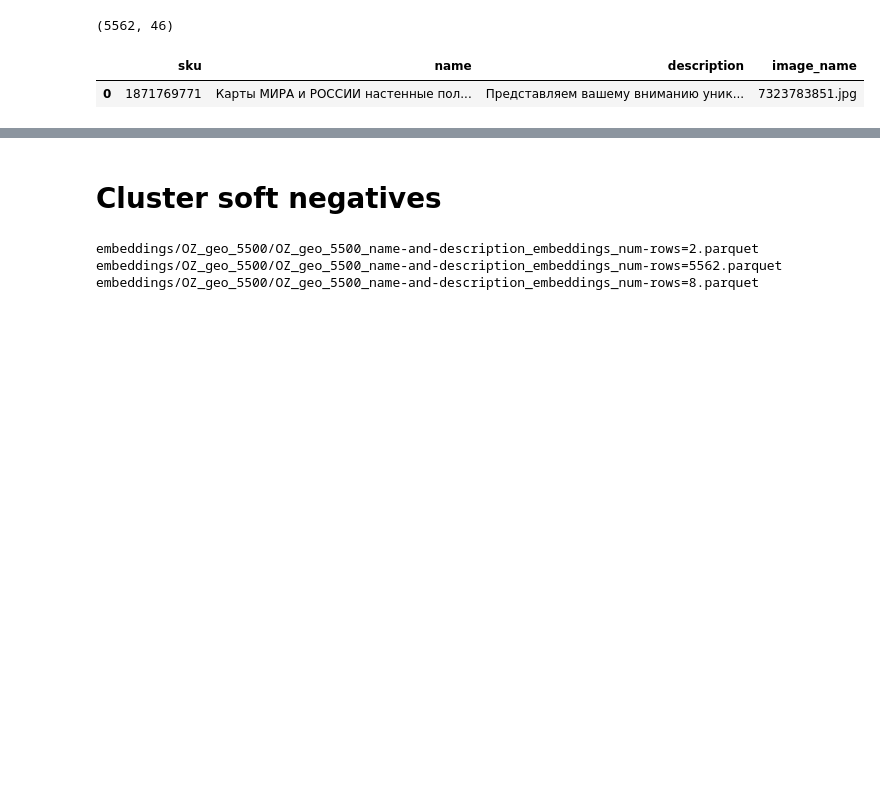
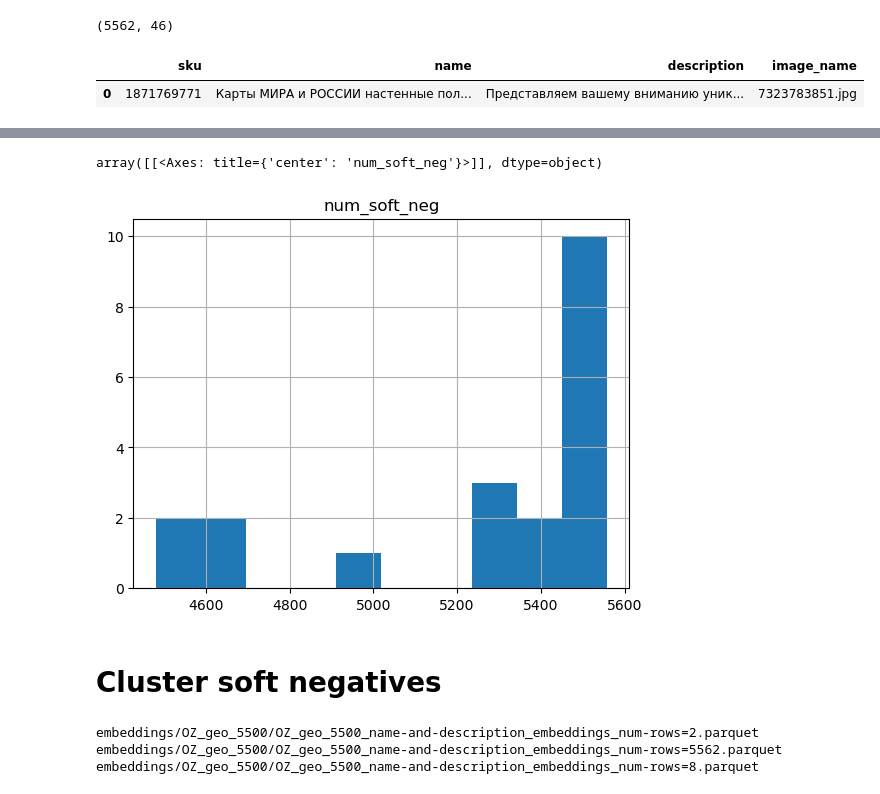
Before and after one commit to tony-pitchblack/marketplace_analytics, a Jupyter notebook: clip-siamese/contrastive_train_data-spliting-by-query.ipynb, the cells around one changed output, grey strips where cells are left out. Saved outputs shown, nothing was run; the diff lists cells and outputs as text; code cells hidden in the pictures; blank space fills up the shorter version.

```diff
--- a/clip-siamese/contrastive_train_data-spliting-by-query.ipynb
+++ b/clip-siamese/contrastive_train_data-spliting-by-query.ipynb
@@ -862,6 +862,13 @@ pairwise_mapping_df.head(1)
 (20, 4)
 |  | sku_query | sku_pos | sku_hard_neg | sku_soft_neg |
 | 0 | 1871769771 | [1674648694, 1421565752, 14215657... | [1642067085, 1540069061, 15400658... | [1679550303, 1200553001, 92223152... |
+# %%
+# Count the number of soft negatives per query
+pairwise_mapping_df['num_soft_neg'] = pairwise_mapping_df['sku_soft_neg'].apply(lambda x: len(x) )
+pairwise_mapping_df[['num_soft_neg']].hist()
+# %% [output]
+array([[<Axes: title={'center': 'num_soft_neg'}>]], dtype=object)
+[figure, added]
 # %% [markdown]
 # Cluster soft negatives
 # %%
```
Also changed, not shown: parts of 12 cells of this notebook.
